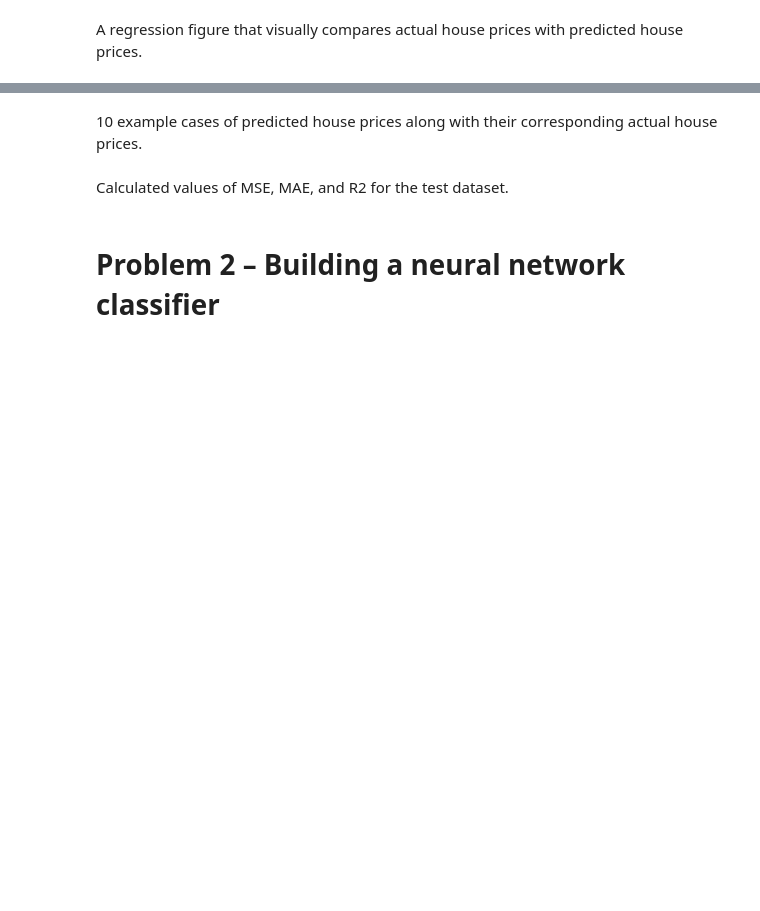
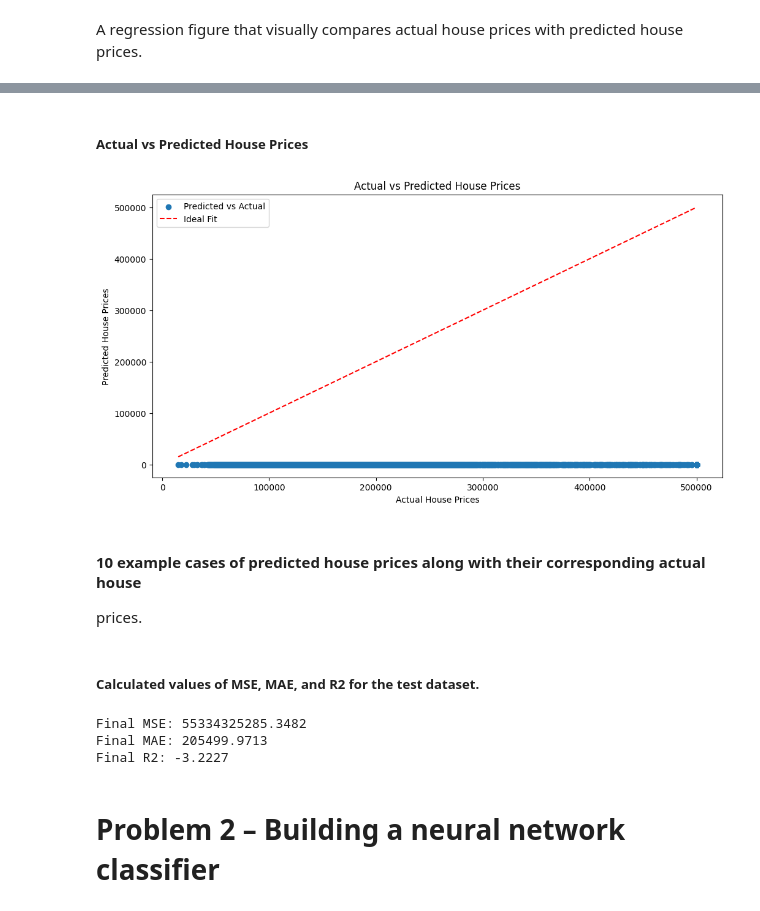
Before and after one commit to Python-Neiva/CNN-housing-ca-olive-oil, a Jupyter notebook: Neural_Networks_assignment_2.ipynb, the cells around one changed output, grey strips where cells are left out. Drawn from its saved outputs; the diff is of its cells as text; code cells hidden in the pictures; blank space fills up the shorter version.

```diff
--- a/Neural_Networks_assignment_2.ipynb
+++ b/Neural_Networks_assignment_2.ipynb
@@ -463,7 +453,10 @@ Requirement already satisfied: pygments<3.0.0,>=2.13.0 in /usr/local/lib/python3
 Requirement already satisfied: mdurl~=0.1 in /usr/local/lib/python3.10/dist-packages (from markdown-it-py>=2.2.0->rich->keras>=3.2.0->scikeras) (0.1.2)
 # %%
 # We make that assumption that X_pca and housing['median_house_value'] are already defined
-X_train, X_test, y_train, y_test = train_test_split(X_pca, housing['median_house_value'], test_size=0.2, random_state=42)
+X_train, X_test, y_train, y_test = train_test_split(
+    X_pca, housing['median_house_value'], test_size=0.2, random_state=0)
+# X_train, X_test, Y_train, Y_test = train_test_split(
+#     X, Y, test_size=0.2, random_state=0)
 # %%
 #Define the model, the default values have been set based on before experiences
 def create_model(hidden_layers=4, neurons=30, learning_rate=0.001, solver='adam'):
@@ -509,7 +502,7 @@ param_dist = {
 
 training_params = {
     'batch_size': [64, 128],
-    'epochs': [100, 200, 400]
+    'epochs': [100, 170, 200, 250, 280, 300, 320, 400]
 }
 
 # Number of iterations for the random search
@@ -569,8 +567,8 @@ y_pred_best = np.nan_to_num(y_pred_best)  # Replace NaN with 0
 # %%
 # Retrain the model with the best parameters
 # Extract 'batch_size' and 'epochs' into separate variables
-# batch_size = best_result['params'].pop('batch_size')
-# epochs = best_result['params'].pop('epochs')
+batch_size = int(best_result['params'].pop('batch_size'))
+epochs = int(best_result['params'].pop('epochs'))
 
 # The remaining parameters
 best_params = best_result['params']
@@ -633,18 +670,24 @@ A regression figure that visually compares actual house prices with predicted ho
+# %% [markdown]
+##### Actual vs Predicted House Prices
 # %%
-# Regression figure comparing actual house prices with predicted house prices
-y_actual = y_test[:10]  # Example actual house prices (first 10 cases)
-y_predicted = y_pred[:10]  # Example predicted house prices (first 10 cases)
+import matplotlib.pyplot as plt
+
+# Improved regression figure comparing actual house prices with predicted house prices
+y_actual = y_test  # Use all actual house prices
+y_predicted = y_pred  # Use all predicted house prices
 
 plt.figure(figsize=(12, 6))
-plt.plot(y_actual, label='Actual Prices', marker='o')
-plt.plot(y_predicted, label='Predicted Prices', marker='x')
-plt.xlabel('Example Cases')
-plt.ylabel('House Prices')
+plt.scatter(y_actual, y_predicted, label='Predicted vs Actual', marker='o')
+plt.plot([min(y_actual), max(y_actual)], [min(y_actual), max(y_actual)], color='red', linestyle='--', label='Ideal Fit')
+plt.xlabel('Actual House Prices')
+plt.ylabel('Predicted House Prices')
 plt.title('Actual vs Predicted House Prices')
 plt.legend()
 plt.show()
+# %% [output]
+[figure, added]
 # %% [markdown]
-10 example cases of predicted house prices along with their corresponding actual house
+#### 10 example cases of predicted house prices along with their corresponding actual house
 prices.
 # %%
 # Print example cases of predicted house prices along with their corresponding actual house prices
@@ -654,5 +697,5 @@ for i in range(10):
 # %% [markdown]
-Calculated values of MSE, MAE, and R2 for the test dataset.
+##### Calculated values of MSE, MAE, and R2 for the test dataset.
 # %%
 # Calculate and print MSE, MAE, and R2 for the test dataset
 final_mse = mean_squared_error(y_test, y_pred)
@@ -662,6 +705,10 @@ final_r2 = r2_score(y_test, y_pred)
 print(f"\nFinal MSE: {final_mse:.4f}")
 print(f"Final MAE: {final_mae:.4f}")
 print(f"Final R2: {final_r2:.4f}")
+# %% [output]
+Final MSE: 55334325285.3482
+Final MAE: 205499.9713
+Final R2: -3.2227
 # %% [markdown]
 # Problem 2 – Building a neural network classifier
 # %% [markdown]
```
Also changed, not shown: parts of 14 cells of this notebook.
